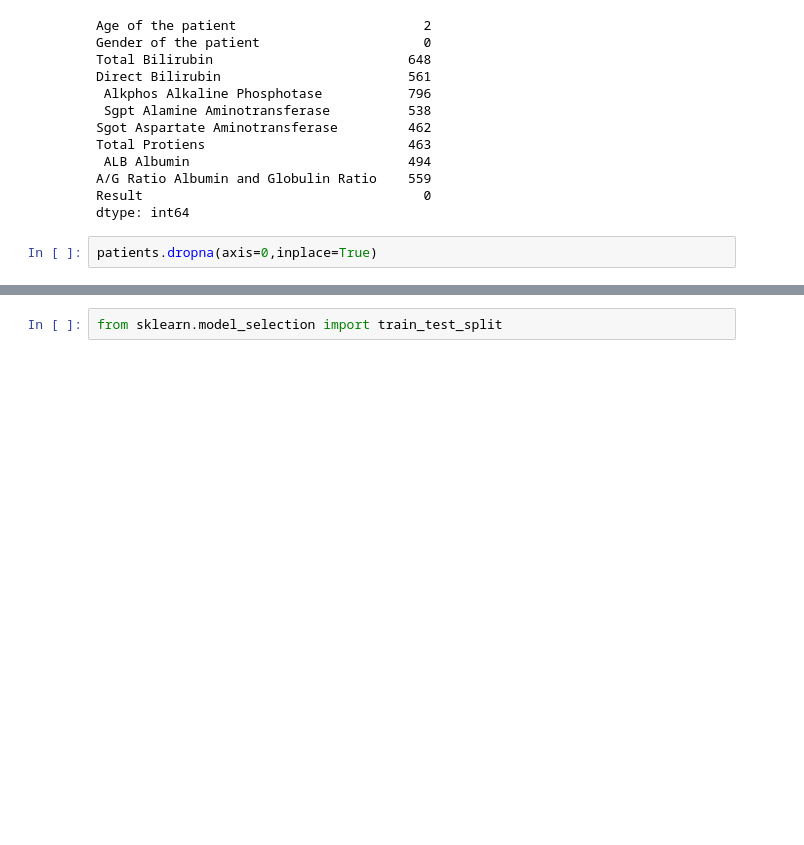
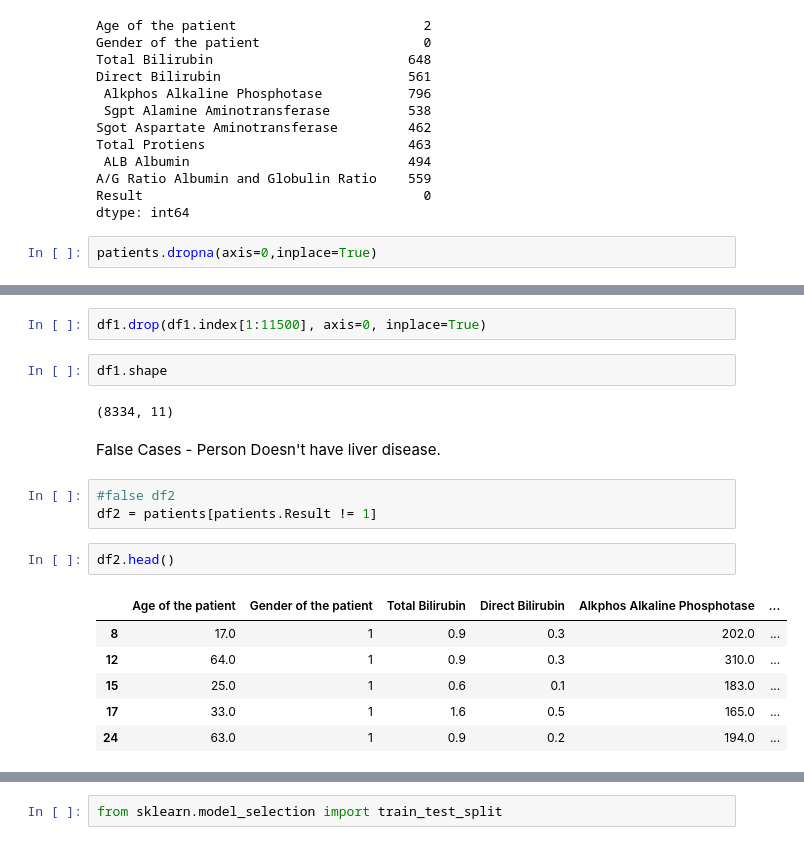
Before and after one commit to jubitjohn/Multiple-Disease-Prediction-System, a Jupyter notebook: colab files/Liver_new_Model.ipynb, the cells around one changed output, grey strips where cells are left out. Cells and saved outputs as stored; diff of their text form; blank space fills up the shorter version.

Commit message:
Liver model

```diff
--- a/colab files/Liver_new_Model.ipynb
+++ b/colab files/Liver_new_Model.ipynb
@@ -80,0 +67,20 @@ patients.dropna(axis=0,inplace=True)
+# %%
+df1.drop(df1.index[1:11500], axis=0, inplace=True)
+# %%
+df1.shape
+# %% [output]
+(8334, 11)
+# %% [markdown]
+False Cases - Person Doesn't have liver disease.
+# %%
+#false df2
+df2 = patients[patients.Result != 1]
+# %%
+df2.head()
+# %% [output]
+|  | Age of the patient | Gender of the patient | Total Bilirubin | Direct Bilirubin | Alkphos Alkaline Phosphotase | ... |
+| 8 | 17.0 | 1 | 0.9 | 0.3 | 202.0 | ... |
+| 12 | 64.0 | 1 | 0.9 | 0.3 | 310.0 | ... |
+| 15 | 25.0 | 1 | 0.6 | 0.1 | 183.0 | ... |
+| 17 | 33.0 | 1 | 1.6 | 0.5 | 165.0 | ... |
+| 24 | 63.0 | 1 | 0.9 | 0.2 | 194.0 | ... |
```
Also changed, not shown: parts of 29 cells of this notebook.
